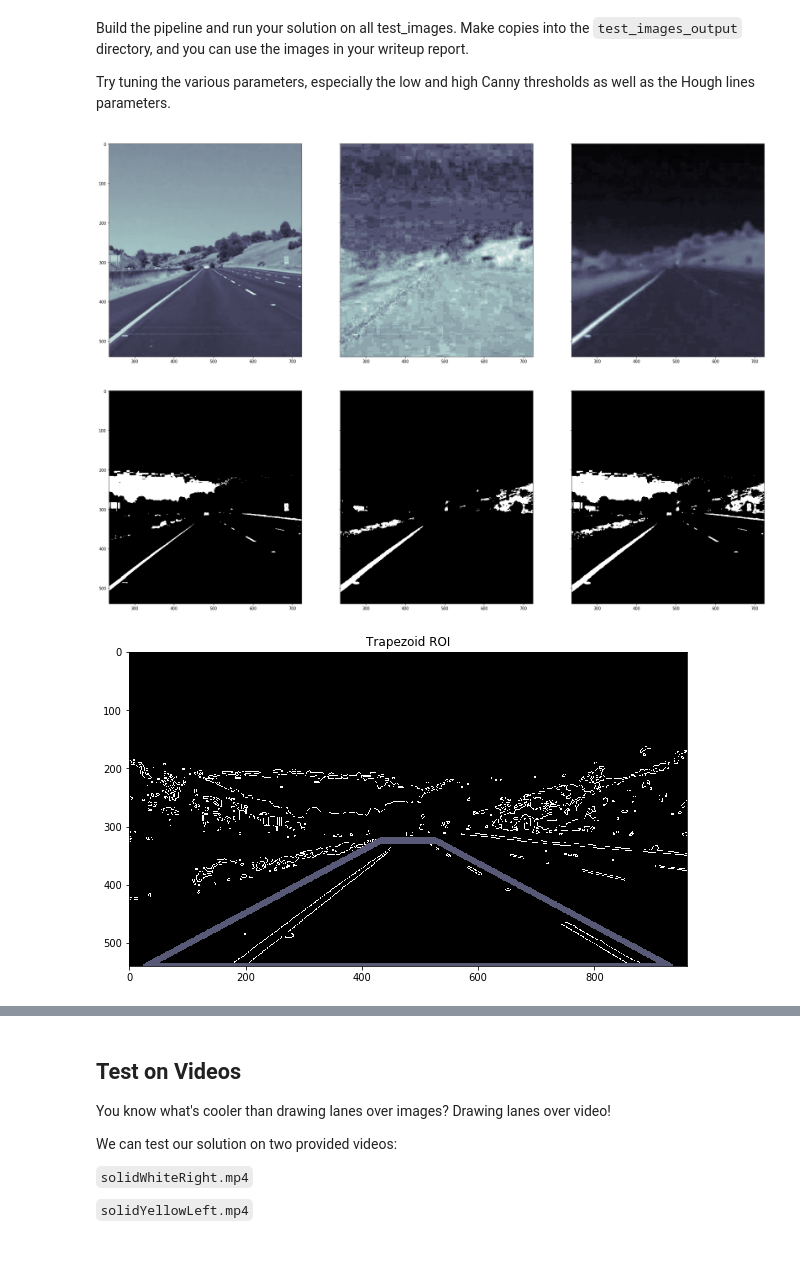
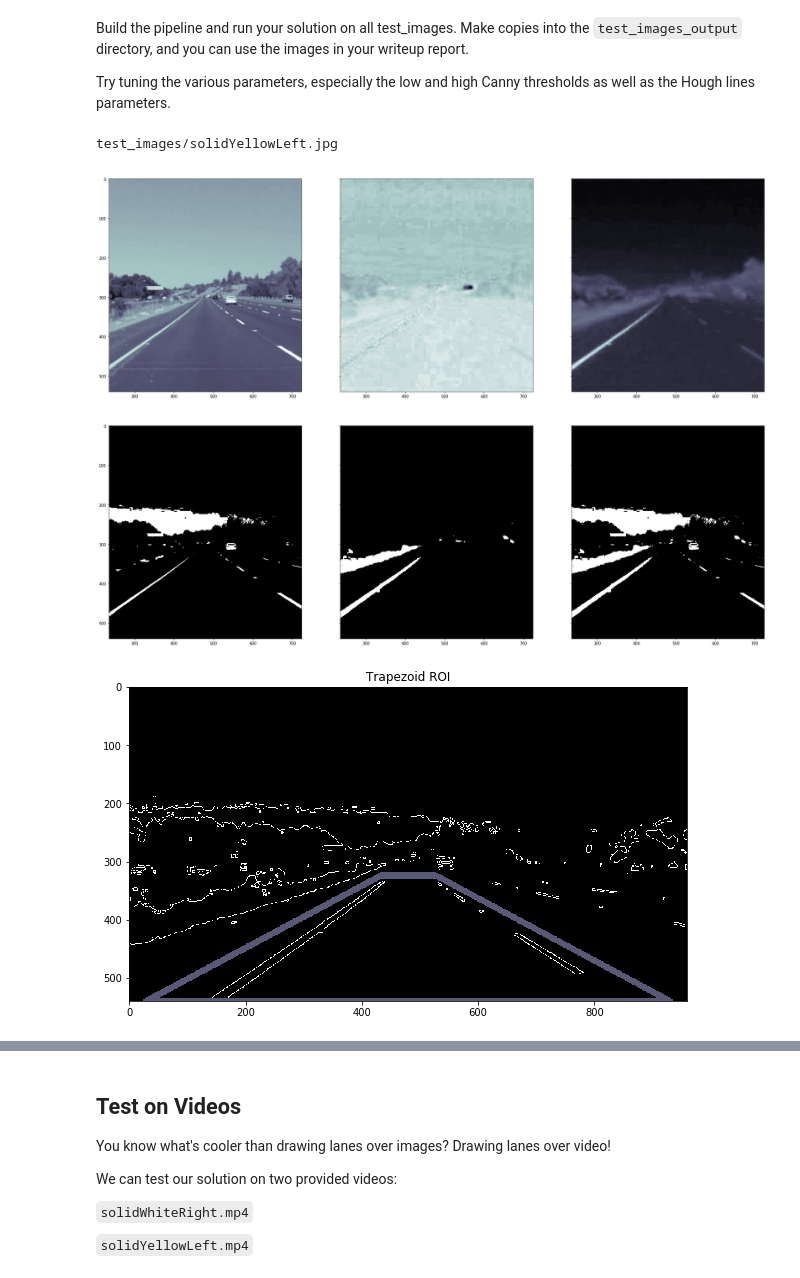
Before and after one commit to shacharm2/CarND-LaneLines-P1, a Jupyter notebook: P1.ipynb, the cells around one changed output, grey strips where cells are left out. Drawn from its saved outputs; the diff is of its cells as text; code cells hidden in the pictures.

```diff
--- a/P1.ipynb
+++ b/P1.ipynb
@@ -272,7 +272,7 @@ class Pipeline(object):
     def adaptive_canny(img):
         img = gaussian_blur(img, kernel_size=5)
 
-        median = np.median(img[int(img.shape[0]/2):].flatten())
+        #         median = np.median(img[int(img.shape[0]/2):].flatten())
         #         low_thresh = int((median + np.percentile(img.flatten(), 25) / 2))
         #         high_thresh = int((median + np.percentile(img.flatten(), 75) / 2))
         low_thresh = int(np.percentile(img.flatten(), 25))
@@ -338,13 +338,13 @@ class Pipeline(object):
             ax3.set_title("L-b mask", color='w')
 
         if self.save:
-            cv2.imwrite('out/L_channel.png', L)
-            cv2.imwrite('out/a_channel.png', a)
-            cv2.imwrite('out/b_channel.png', b)
+            cv2.imwrite('images/L_channel.png', L)
+            cv2.imwrite('images/a_channel.png', a)
+            cv2.imwrite('images/b_channel.png', b)
 
-            cv2.imwrite('out/L_mask.png', L_mask)
-            cv2.imwrite('out/b_mask.png', b_mask)
-            cv2.imwrite('out/b_mask.png', Lb_mask)
+            cv2.imwrite('images/L_mask.png', L_mask)
+            cv2.imwrite('images/b_mask.png', b_mask)
+            cv2.imwrite('images/Lb_mask.png', Lb_mask)
 
     def get_lanes(self, hough_lines, X, Y, angle_deg=45):
         """ inverse y axis, inverse angle"""
@@ -441,21 +441,12 @@ class Pipeline(object):
         roi_lines = [np.array([bottom_left, bottom_right, upper_right, upper_left])]
         Lc = region_of_interest(Lc, roi_lines)
 
-        #         if self.show:
-        #             plt.figure(figsize = (10,10))
-        #             plt.imshow(Lc, cmap='gray')
-
-        #cv2.cvtColor(image, cv2.COLOR_RGB2LAB))
-        #lines = cv2.HoughLinesP(E,rho = 1,theta = 1*np.pi/180,threshold = 100,minLineLength = 100,maxLineGap = 50)
-        # min line length - image size / 10
         diag = int(np.sqrt(image.shape[0] ** 2 + image.shape[1] **2))
         min_line_len =  diag / 30
         max_line_gap =  diag / 2
 
-        #lines = hough_lines(Lc, rho=1, theta=np.pi/180., threshold=100, min_line_len=min_line_len, max_line_gap=max_line_gap)
-        #lines = hough_lines(Lc, rho=1, theta=np.pi/180., threshold=20, min_line_len=20, max_line_gap=300)
         detected_lines = cv2.HoughLinesP(Lc, rho=1, theta=np.pi/180, threshold=20, minLineLength=min_line_len, maxLineGap=max_line_gap)
-        #p_line, n_line = self.get_lanes(hough_lines)
+
         lanes = self.get_lanes(detected_lines, X, Y)
         if lanes is None:
             return image
@@ -468,34 +459,36 @@ class Pipeline(object):
             image = weighted_img(image, _img)
         else:
 
             lines = np.concatenate((raw_lines["left_lane"], raw_lines["right_lane"]), axis=0)
 
             _img = 0 * image
             draw_lines(_img, lines, color=[255, 0, 0], thickness=20, lanes_input=True)
 
             image = weighted_img(image, _img)
 
         if self.show:
             plt.figure(figsize = (10,10))
             plt.imshow(image, cmap='gray')
 
         if self.save:
             cv2.imwrite("images/annotated.png",cv2.cvtColor(image, cv2.COLOR_RGB2BGR))
 
         return image
 
 
-image_file = os.path.join("test_images", os.listdir("test_images")[2])
+image_file = os.path.join("test_images", os.listdir("test_images")[3])
+print(image_file)
 image = mpimg.imread(image_file)
 
 
 # video = VideoFileClip('test_videos/challenge.mp4')
 # image = video.get_frame(5.7) # 4.31
 
 
 pipeline = Pipeline(show=True, save=True)
 result = pipeline.process(image)
 # %% [output]
+test_images/solidYellowLeft.jpg
-[figure, old version]
+[figure, new version]
-[figure, old version]
+[figure, new version]
-[figure, old version]
+[figure, new version]
```
Also changed, not shown: parts of 1 cell of this notebook, 3 other files.
